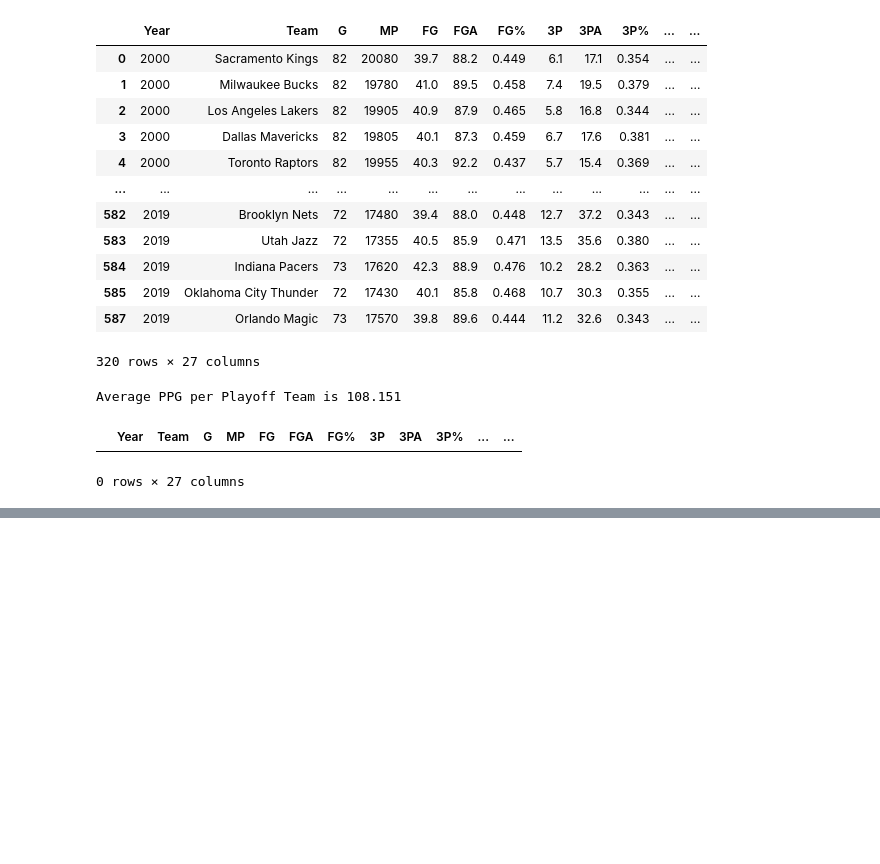
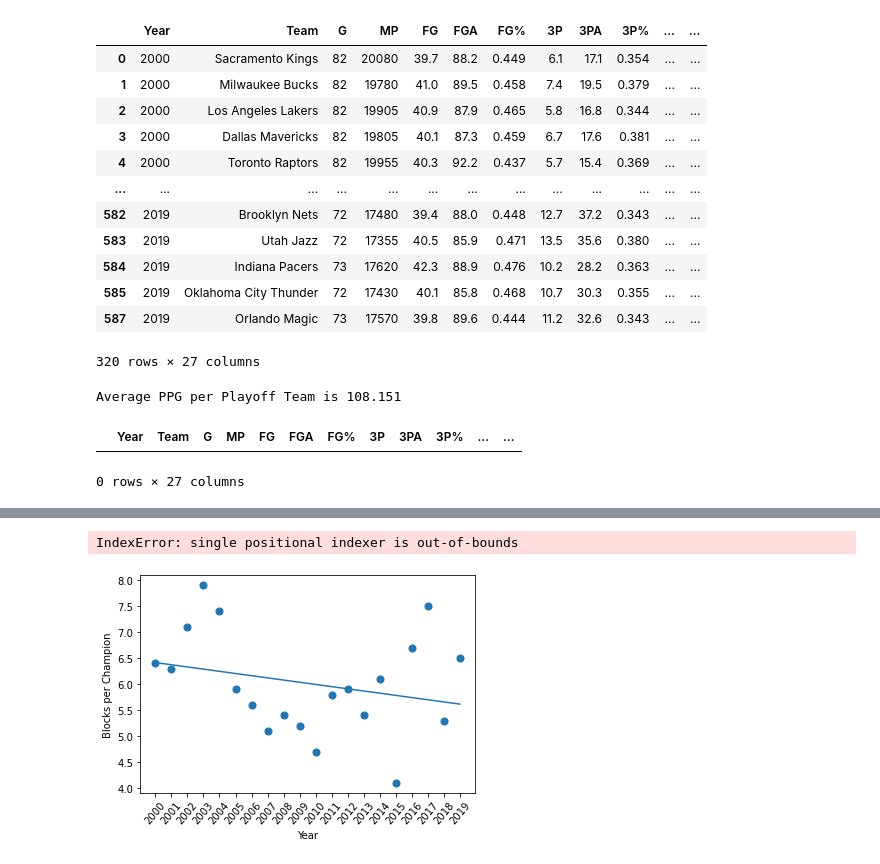
Before and after one commit to jonsb-coding/NBA_Analysis, a Jupyter notebook: NBA_Analysis.ipynb, the cells around one changed output, grey strips where cells are left out. Cells and saved outputs as stored; diff of their text form; code cells hidden in the pictures; blank space fills up the shorter version.

```diff
--- a/NBA_Analysis.ipynb
+++ b/NBA_Analysis.ipynb
@@ -132,0 +292,32 @@ Text(0, 0.5, 'PPG per Champion')
+# %%
+Pistons_2003 = champions_df.iloc[2003]
+# %% [output]
+IndexError: single positional indexer is out-of-bounds
+# %%
+blks = champions_df['BLK']
+year = champions_df['Year']
+
+#annotations = champions_df['Team']
+#annotations = ["Los Angeles Lakers", "Los Angeles Lakers", "San Antonio Spurs", "Detroit Pistons", "San Antonio Spurs", "Miami Heat", "San Antonio Spurs", "Boston Celtics", "Los Angeles Lakers", "Los Angeles Lakers", "Dallas Mavericks", "Miami Heat", "Miami Heat", "San Antonio Spurs", "Golden State Warriors", "Cleveland Cavaliers", "Golden State Warriors", "Golden State Warriors", "Toronto Raptors", "Los Angeles Lakers"]
+
+#(slope, intercept, rvalue, pvalue, stderr) = linregress(year, pts)
+#regress_values = year * slope + intercept
+#line_eq = "y = " + str(round(slope,2)) + "x + " + str(round(intercept,2))
+
+plt.scatter(year, blks, s=50)
+
+#plt.plot(year,regress_values,"r-")
+#plt.annotate(line_eq,(6,10),fontsize=15,color="red")
+m, b = np.polyfit(year, blks, 1)
+plt.xticks(np.arange(min(year), max(year)+1, 1.0))
+plt.tick_params(axis="x", rotation=50)
+plt.xlabel('Year')
+plt.ylabel('Blocks per Champion')
+
+#for i, label in enumerate(annotations):
+    #plt.annotate(label, (year[i], pts[i]))
+
+plt.plot(year, m*year+b)
+plt.show()
+# %% [output]
+[figure, added]
```
Also changed, not shown: parts of 16 cells of this notebook, 3 other files.
